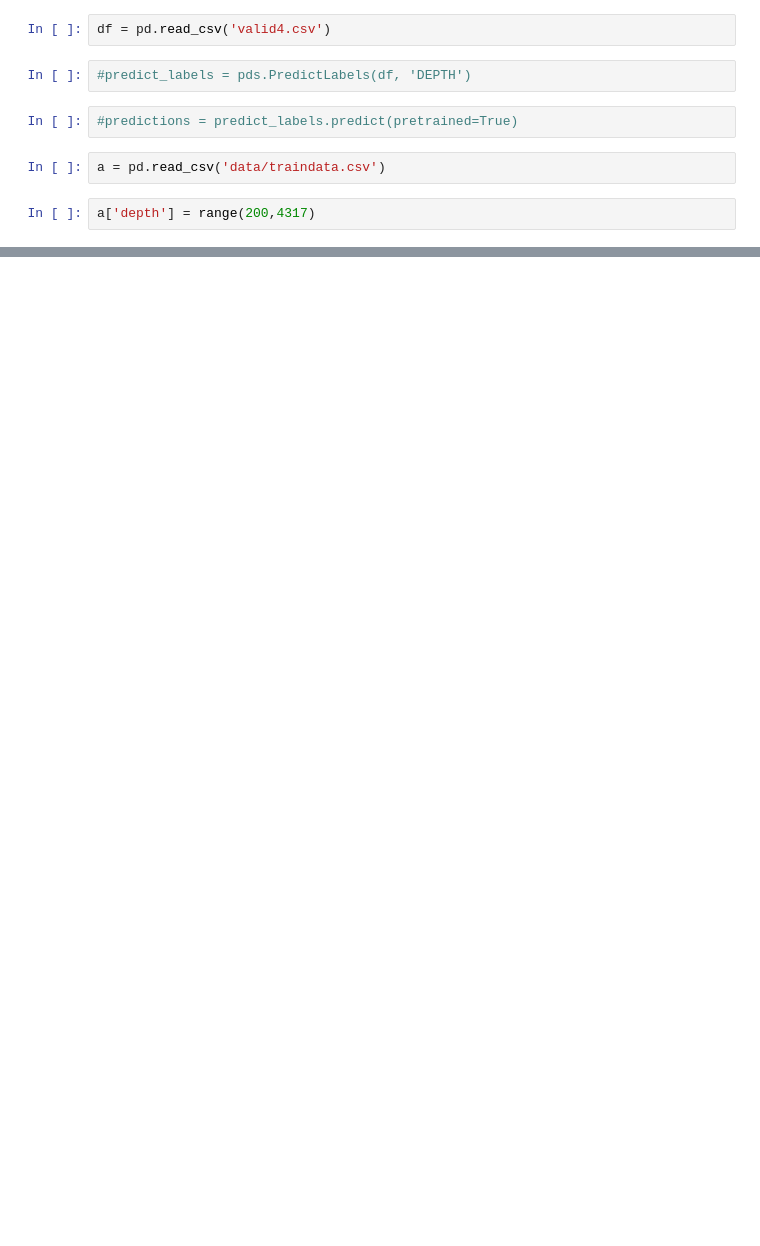
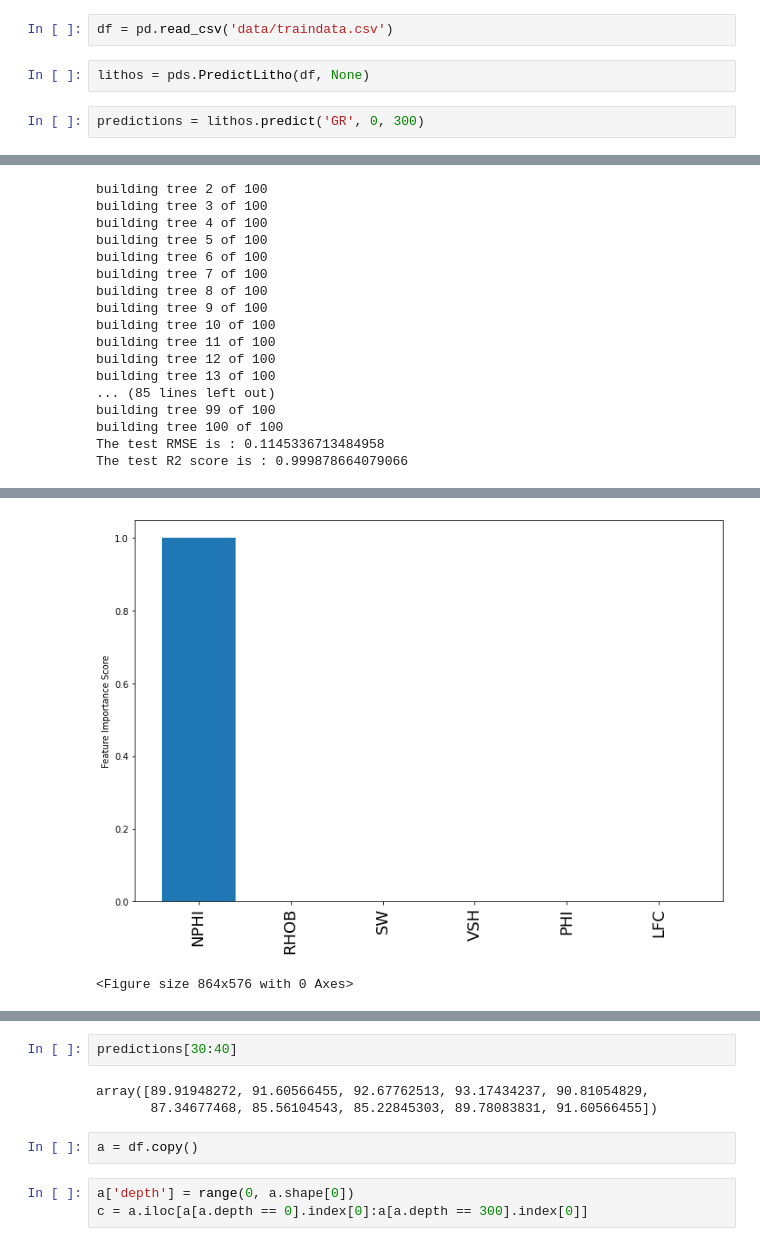
Before and after one commit to olawaleibrahim/petroeval, a Jupyter notebook: petroeval/Tutorial_ML.ipynb, the cells around one changed output, grey strips where cells are left out. Cells and saved outputs as stored; diff of their text form; blank space fills up the shorter version.

Commit message:
lithology pred done

```diff
--- a/petroeval/Tutorial_ML.ipynb
+++ b/petroeval/Tutorial_ML.ipynb
@@ -5,10 +8,7 @@ import numpy as np
 # %%
-df = pd.read_csv('valid4.csv')
+df = pd.read_csv('data/traindata.csv')
-# %%
-#predict_labels = pds.PredictLabels(df, 'DEPTH')
-# %%
-#predictions = predict_labels.predict(pretrained=True)
-# %%
-a = pd.read_csv('data/traindata.csv')
-# %%
-a['depth'] = range(200,4317)
+# %%
+lithos = pds.PredictLitho(df, None)
+# %%
+predictions = lithos.predict('GR', 0, 300)
+# %% [output]
@@ -14,0 +37,17 @@ a['depth'] = range(200,4317)
+building tree 2 of 100
+building tree 3 of 100
+building tree 4 of 100
+building tree 5 of 100
+building tree 6 of 100
+building tree 7 of 100
+building tree 8 of 100
+building tree 9 of 100
+building tree 10 of 100
+building tree 11 of 100
+building tree 12 of 100
+building tree 13 of 100
+... (85 lines left out)
+building tree 99 of 100
+building tree 100 of 100
+The test RMSE is : 0.1145336713484958
+The test R2 score is : 0.999878664079066
@@ -14,0 +58,2 @@ a['depth'] = range(200,4317)
+[figure, added]
+<Figure size 864x576 with 0 Axes>
@@ -14,0 +63,10 @@ a['depth'] = range(200,4317)
+# %%
+predictions[30:40]
+# %% [output]
+array([89.91948272, 91.60566455, 92.67762513, 93.17434237, 90.81054829,
+       87.34677468, 85.56104543, 85.22845303, 89.78083831, 91.60566455])
+# %%
+a = df.copy()
+# %%
+a['depth'] = range(0, a.shape[0])
+c = a.iloc[a[a.depth == 0].index[0]:a[a.depth == 300].index[0]]
```
Also changed, not shown: parts of 11 cells of this notebook, 1 other file.
